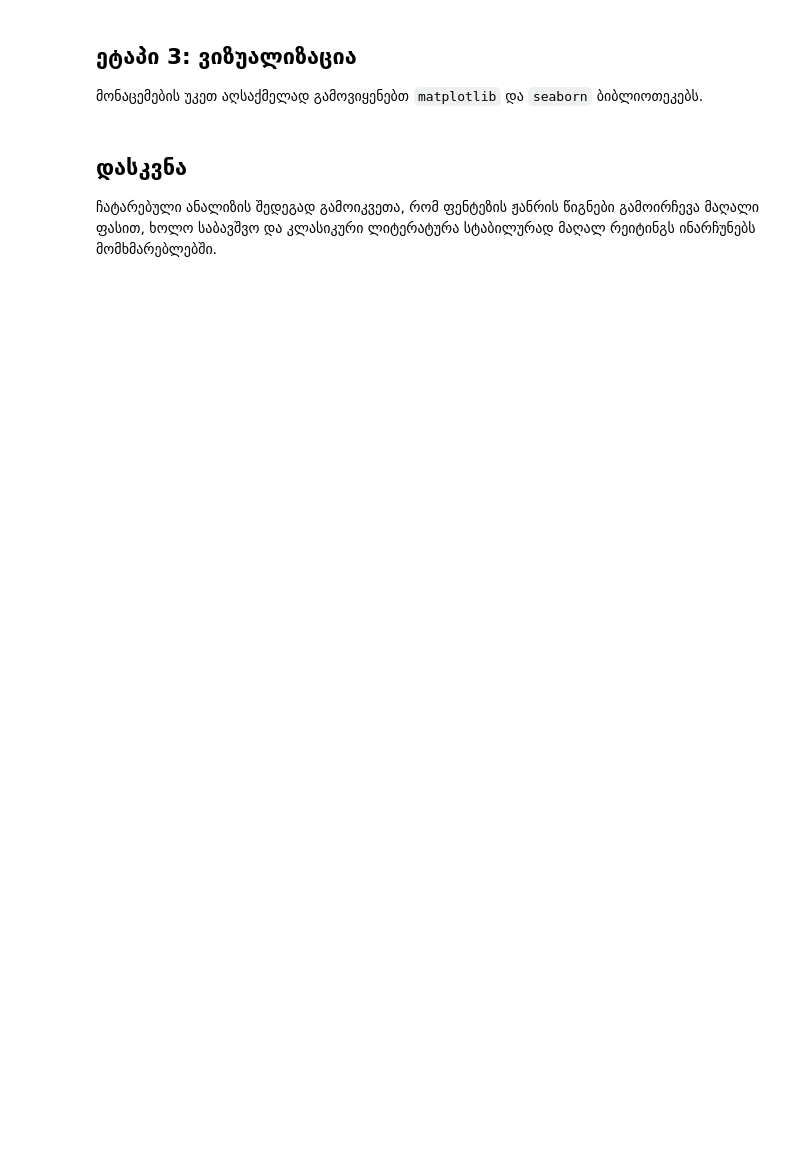
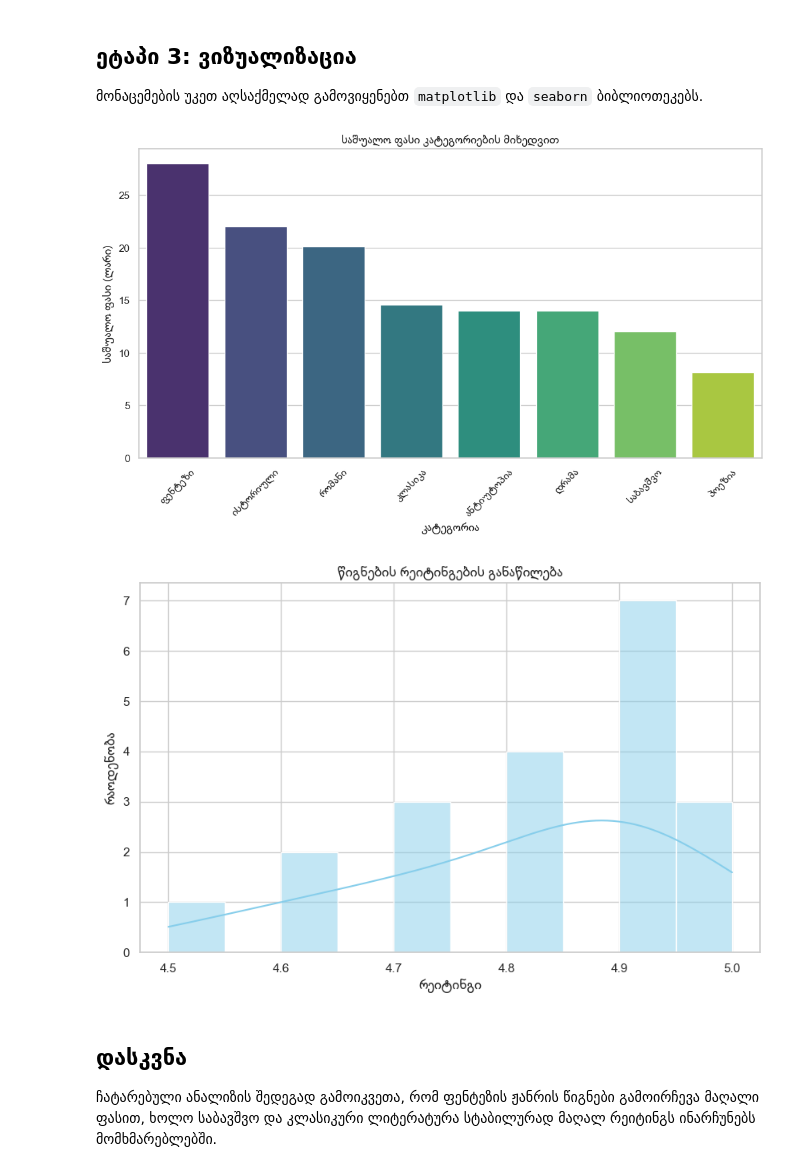
Before and after one commit to tatiaturm/my_website, a Jupyter notebook: final_project.ipynb, the cells around one changed output. Saved outputs shown, nothing was run; the diff lists cells and outputs as text; code cells hidden in the pictures; blank space fills up the shorter version.

```diff
--- a/final_project.ipynb
+++ b/final_project.ipynb
@@ -42,29 +68,40 @@ print(top_expensive_books)
 # %%
 import matplotlib.pyplot as plt
 import seaborn as sns
+import platform
 
 # ვიზუალიზაციის სტილის დაყენება
 sns.set(style="whitegrid")
 
-# თუ გრაფიკზე ქართული ასოები არ გამოჩნდა, გამოიყენეთ შემდეგი ხაზი (Windows-ზე):
-# plt.rcParams['font.family'] = 'Sylfaen'
+# ქართული ფონტის გასწორება (უნივერსალური)
+if platform.system() == 'Darwin':  # macOS
+    plt.rcParams['font.family'] = 'Arial Unicode MS'
+else:  # Windows / Linux
+    plt.rcParams['font.family'] = 'Sylfaen'
 
 # 1. ფასების განაწილება კატეგორიების მიხედვით
 plt.figure(figsize=(12, 6))
-sns.barplot(x=avg_price_by_category.index, y=avg_price_by_category.values, palette="viridis")
+sns.barplot(x=avg_price_by_category.index,
+            y=avg_price_by_category.values,
+            hue=avg_price_by_category.index,
+            legend=False,
+            palette="viridis")
 plt.title('საშუალო ფასი კატეგორიების მიხედვით')
 plt.xlabel('კატეგორია')
 plt.ylabel('საშუალო ფასი (ლარი)')
 plt.xticks(rotation=45)
 plt.show()
 
 # 2. რეიტინგების განაწილება
 plt.figure(figsize=(10, 6))
 sns.histplot(df['rating'], bins=10, kde=True, color='skyblue')
 plt.title('წიგნების რეიტინგების განაწილება')
 plt.xlabel('რეიტინგი')
 plt.ylabel('რაოდენობა')
 plt.show()
+# %% [output]
+[figure, added]
+[figure, added]
 # %% [markdown]
 ## დასკვნა
 ჩატარებული ანალიზის შედეგად გამოიკვეთა, რომ ფენტეზის ჟანრის წიგნები გამოირჩევა მაღალი ფასით, ხოლო საბავშვო და კლასიკური ლიტერატურა სტაბილურად მაღალ რეიტინგს ინარჩუნებს მომხმარებლებში.
```
Also changed, not shown: parts of 2 cells of this notebook.
